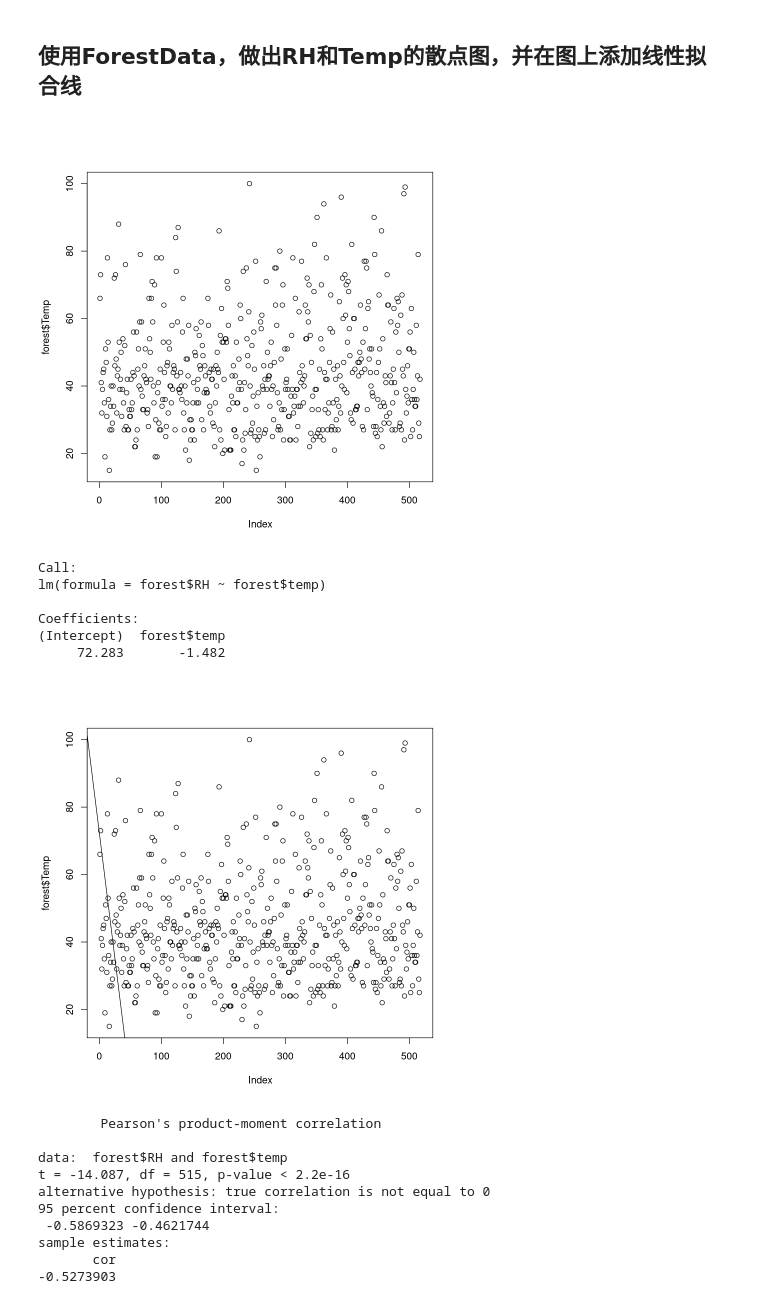
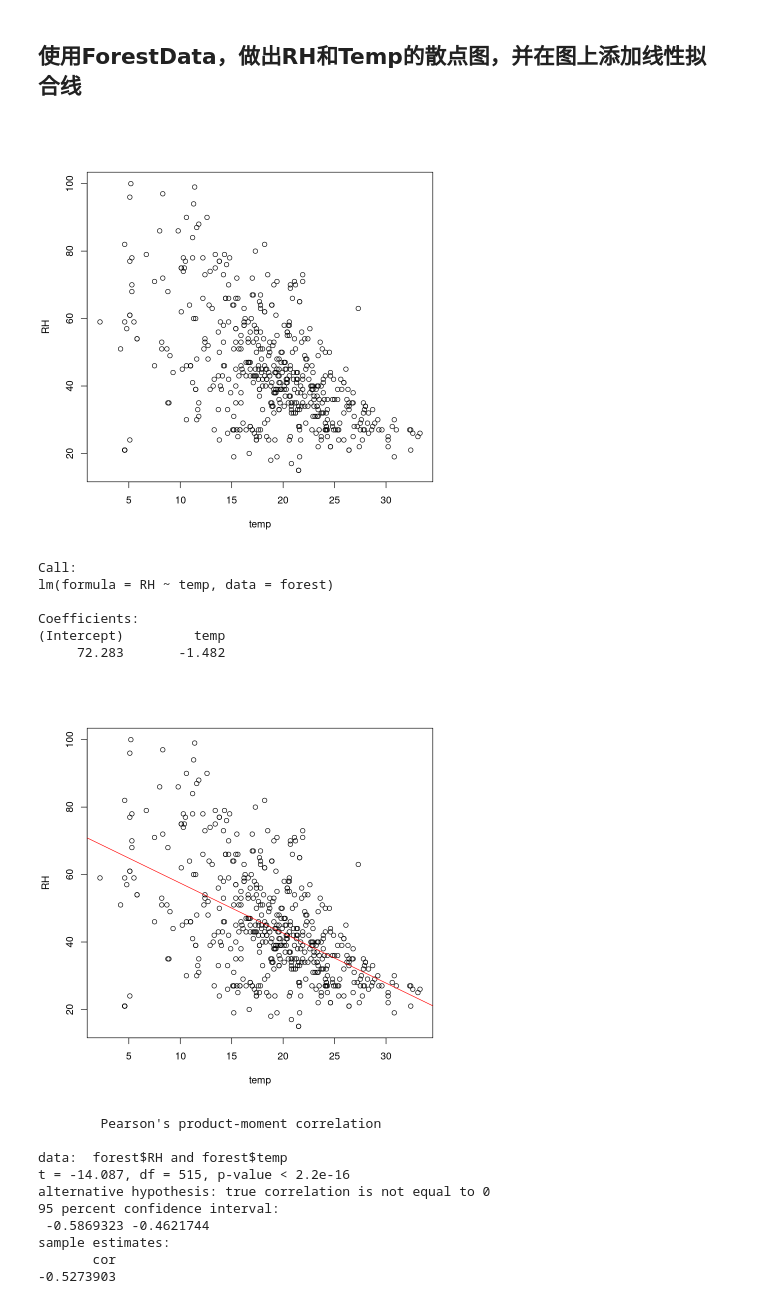
Before and after one commit to chenboshuo/learn_r, a Jupyter notebook: src/homework/review1.ipynb, the cells around one changed output. Cells and saved outputs as stored; diff of their text form; code cells hidden in the pictures.

```diff
--- a/src/homework/review1.ipynb
+++ b/src/homework/review1.ipynb
@@ -119,23 +139,29 @@ hist(table(rc$avScore))
 # %% [markdown]
 ## 使用ForestData，做出RH和Temp的散点图，并在图上添加线性拟合线
 # %%
-plot(forest$RH,forest$Temp)
+# plot(forest$RH,forest$Temp)
+plot(RH~temp, data=forest)
 # %% [output]
-[figure, old version]
+[figure, new version]
-# %%
-lm(forest$RH ~ forest$temp)
-# %% [output]
-Call:
-lm(formula = forest$RH ~ forest$temp)
-
-Coefficients:
-(Intercept)  forest$temp
-     72.283       -1.482
+# %%
+line = lm(RH ~ temp,data=forest)
+line
+# %% [output]
+Call:
+lm(formula = RH ~ temp, data = forest)
+
+Coefficients:
+(Intercept)         temp
+     72.283       -1.482
 # %%
-plot(forest$RH,forest$Temp)
-abline(lm(forest$RH ~ forest$temp))
+# plot(forest$RH,forest$Temp)
+plot(RH~temp,data=forest)
+# abline(lm(forest$RH ~ forest$temp))
+# m0 = lm(RH ~ temp,data=forest)
+# abline(line$cofficients,col='red')
+abline(line,col='red')
 # %% [output]
-[figure, old version]
+[figure, new version]
 # %%
 cor.test(forest$RH, forest$temp)
 # %% [output]
```
Also changed, not shown: parts of 10 cells of this notebook, 2 other files.
